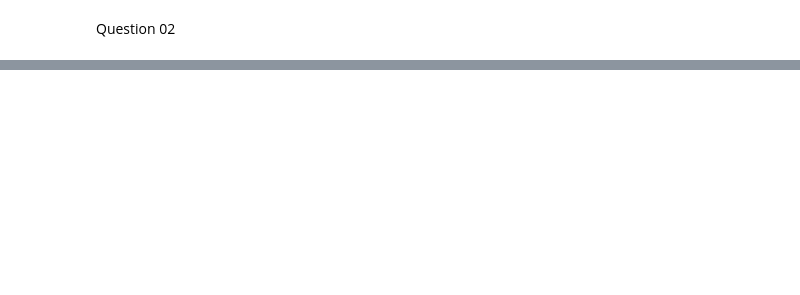
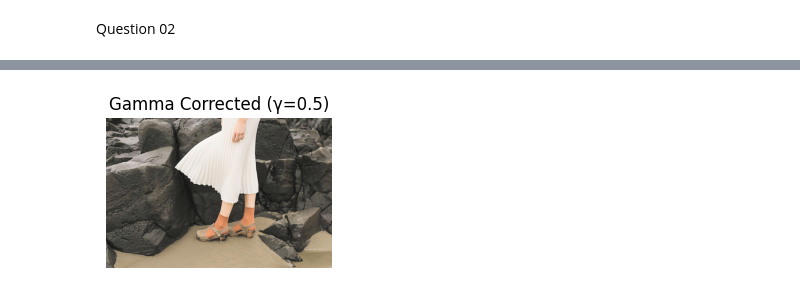
Before and after one commit to Hela327/ComputerVision, a Jupyter notebook: question02.ipynb, the cells around one changed output, grey strips where cells are left out. Cells and saved outputs as stored; diff of their text form; code cells hidden in the pictures; blank space fills up the shorter version.

```diff
--- a/question02.ipynb
+++ b/question02.ipynb
@@ -34 +45,10 @@ img_corrected = cv.cvtColor(lab_corrected, cv.COLOR_LAB2BGR)
+# %%
+plt.subplot(1,2,2)
+plt.imshow(cv.cvtColor(img_corrected, cv.COLOR_BGR2RGB))
+plt.title(f"Gamma Corrected (γ={gamma})")
+plt.axis('off')
+
+plt.show()
+# %% [output]
+[figure, added]
 # %%
```
Also changed, not shown: parts of 3 cells of this notebook, 2 other files.
